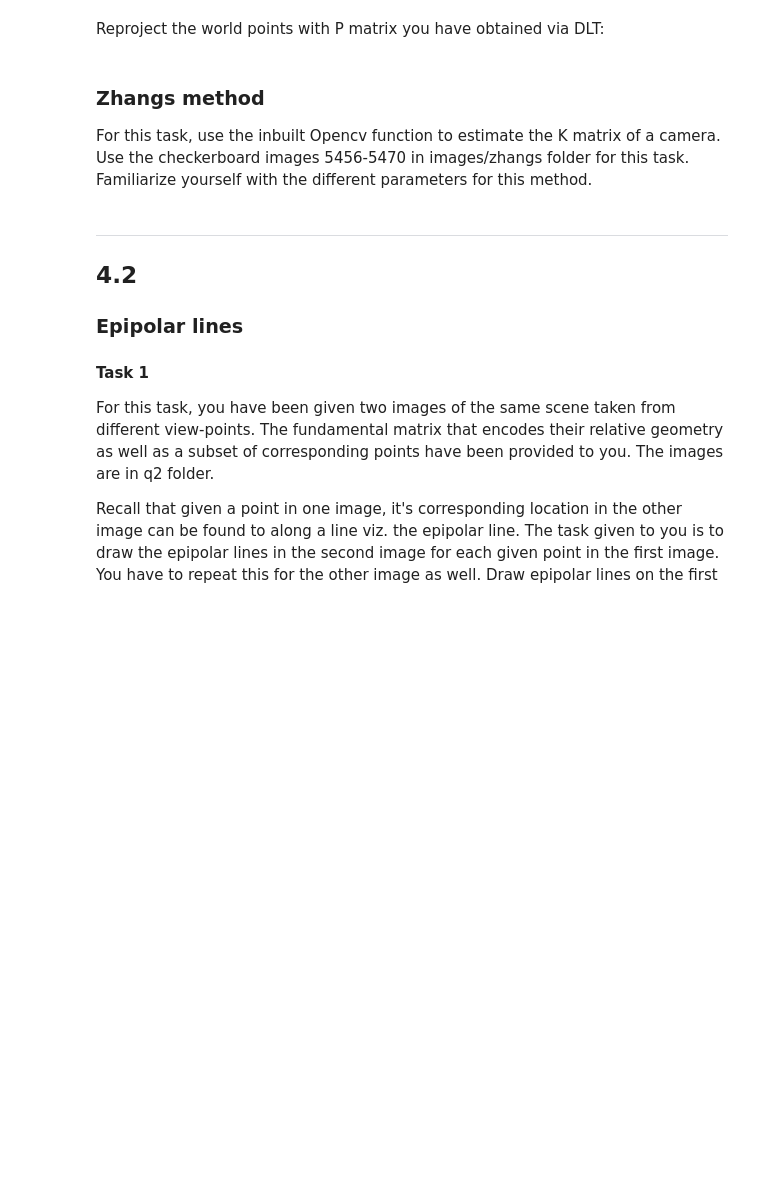
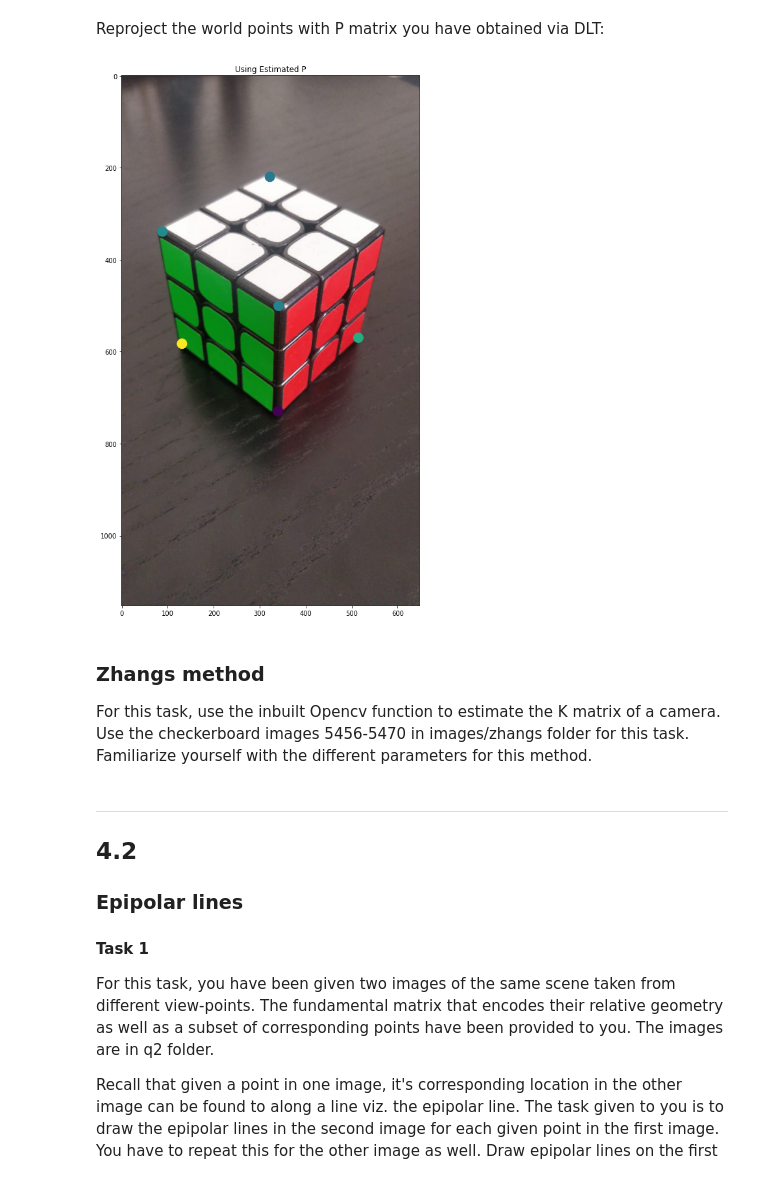
Before and after one commit to KanishAnand/DLT_Zhang_Epipolar, a Jupyter notebook: Assignment4.ipynb, the cells around one changed output. Drawn from its saved outputs; the diff is of its cells as text; code cells hidden in the pictures; blank space fills up the shorter version.

```diff
--- a/Assignment4.ipynb
+++ b/Assignment4.ipynb
@@ -73,7 +74,12 @@ X = []
 #Add your points here
 #Add them as 3D points only
 # X.append([1,0,0])
-
+X.append([0, 0, 0])
+X.append([0, 4, 0])
+X.append([4, 0, 0])
+X.append([0, 0, 4])
+X.append([4, 4, 4])
+X.append([0, 4, 4])
 X = np.array(X)
 # %% [markdown]
 Now that we have the correspondences, we can estimate the P matrix. Implement the DLT function that returns the P matrix
@@ -101,15 +111,3 @@ AxisError: axis 1 is out of bounds for array of dimension 1
 #### Explanation
 
 Edit this cell and explain the DLT algorithm:
-# %%
-#DLT function takes as input
-#the image points and world points
-#return a 3x4 matrix
-def DLT(x,X):
-    """
-    your code here
-    """
-    P = np.random.randn(3,4)
-    return P
-
-P = DLT(x,X)
@@ -151,3 +229,21 @@ re_proj = get_points(P, X)
+# %%
+%matplotlib inline
+
+re_proj = get_points(P, X)
+N = re_proj.shape[0]
+fig = plt.figure(figsize=(10,15))
+
+img=mpimg.imread('Images/dlt1.jpeg')
+imgplot = plt.imshow(img)
+
+colors = np.random.rand(N)
+area = (15 * np.ones(N))**2
+
+plt.scatter(re_proj[:,0], re_proj[:,1], c=colors, s=area)
+plt.title('Using Estimated P')
+plt.show()
+# %% [output]
+[figure, added]
 # %% [markdown]
 ### Zhangs method
 
```
Also changed, not shown: parts of 8 cells of this notebook, 1 other file.
